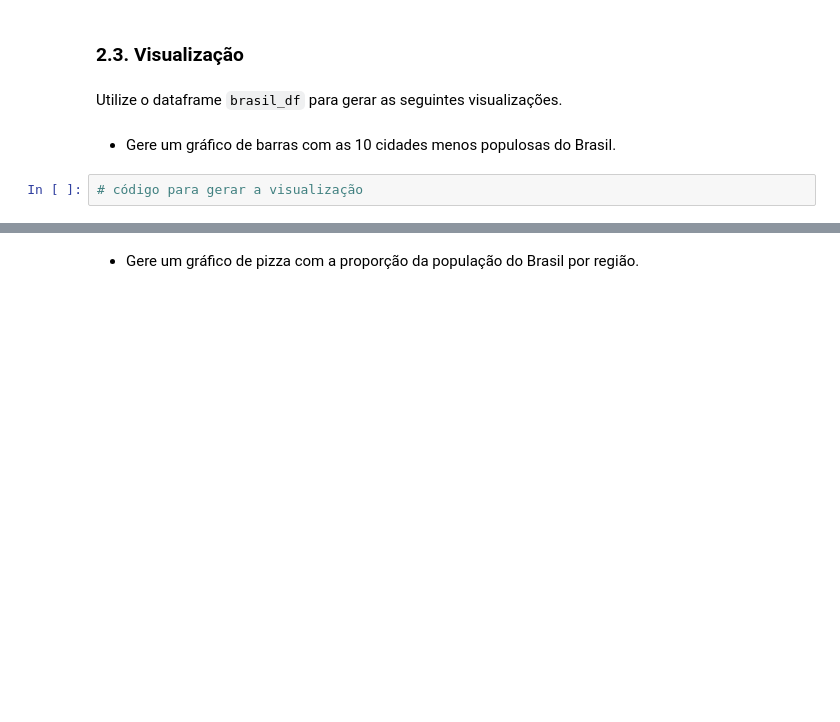
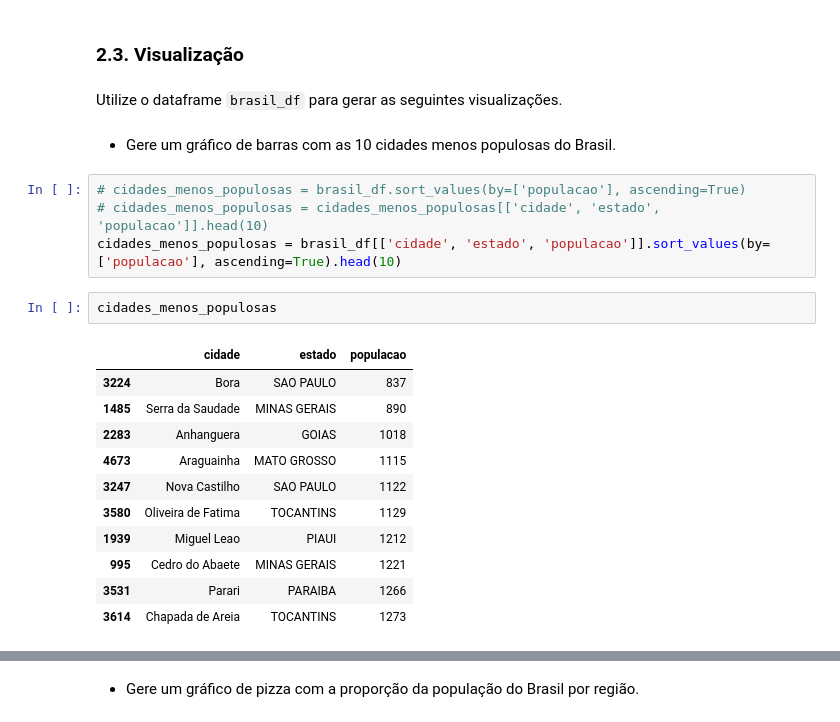
Before and after one commit to anamilanezi/ebac-dados, a Jupyter notebook: exercicios/em13-data-wrangling-II.ipynb, the cells around one changed output, grey strips where cells are left out. Saved outputs shown, nothing was run; the diff lists cells and outputs as text; blank space fills up the shorter version.

```diff
--- a/exercicios/em13-data-wrangling-II.ipynb
+++ b/exercicios/em13-data-wrangling-II.ipynb
@@ -371,5 +369,21 @@ populacao_sul
 Utilize o dataframe `brasil_df` para gerar as seguintes visualizações.
 # %% [markdown]
  - Gere um gráfico de barras com as 10 cidades menos populosas do Brasil.
-# %%
-# código para gerar a visualização
+# %%
+# cidades_menos_populosas = brasil_df.sort_values(by=['populacao'], ascending=True)
+# cidades_menos_populosas = cidades_menos_populosas[['cidade', 'estado', 'populacao']].head(10)
+cidades_menos_populosas = brasil_df[['cidade', 'estado', 'populacao']].sort_values(by=['populacao'], ascending=True).head(10)
+# %%
+cidades_menos_populosas
+# %% [output]
+|  | cidade | estado | populacao |
+| 3224 | Bora | SAO PAULO | 837 |
+| 1485 | Serra da Saudade | MINAS GERAIS | 890 |
+| 2283 | Anhanguera | GOIAS | 1018 |
+| 4673 | Araguainha | MATO GROSSO | 1115 |
+| 3247 | Nova Castilho | SAO PAULO | 1122 |
+| 3580 | Oliveira de Fatima | TOCANTINS | 1129 |
+| 1939 | Miguel Leao | PIAUI | 1212 |
+| 995 | Cedro do Abaete | MINAS GERAIS | 1221 |
+| 3531 | Parari | PARAIBA | 1266 |
+| 3614 | Chapada de Areia | TOCANTINS | 1273 |
```
Also changed, not shown: parts of 10 cells of this notebook.
